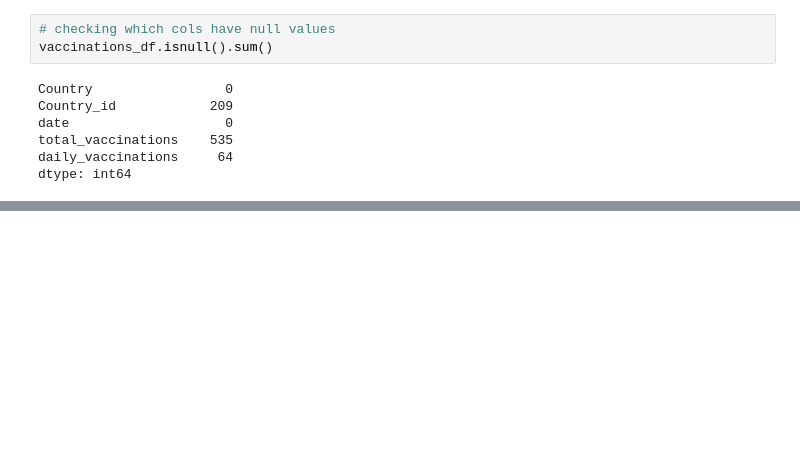
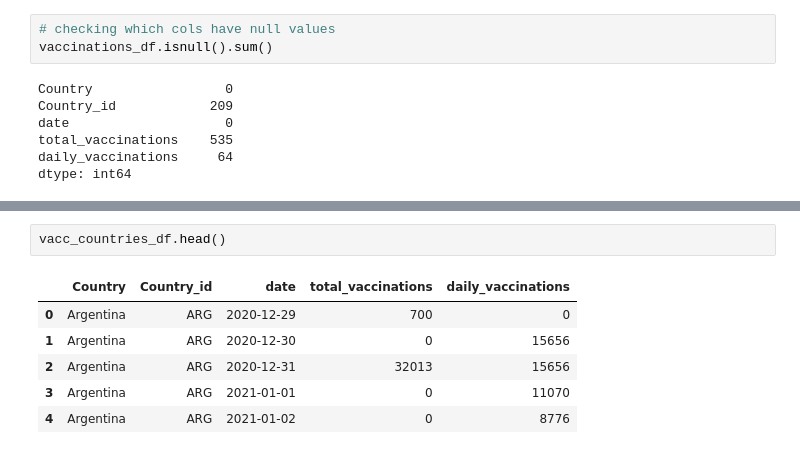
Before and after one commit to sarahDH615/ETL-project, a Jupyter notebook: data/vaccinations_clean.ipynb, the cells around one changed output, grey strips where cells are left out. Drawn from its saved outputs; the diff is of its cells as text; blank space fills up the shorter version.

```diff
--- a/data/vaccinations_clean.ipynb
+++ b/data/vaccinations_clean.ipynb
@@ -87,0 +212,9 @@ vaccinations_df.head()
+# %%
+vacc_countries_df.head()
+# %% [output]
+|  | Country | Country_id | date | total_vaccinations | daily_vaccinations |
+| 0 | Argentina | ARG | 2020-12-29 | 700 | 0 |
+| 1 | Argentina | ARG | 2020-12-30 | 0 | 15656 |
+| 2 | Argentina | ARG | 2020-12-31 | 32013 | 15656 |
+| 3 | Argentina | ARG | 2021-01-01 | 0 | 11070 |
+| 4 | Argentina | ARG | 2021-01-02 | 0 | 8776 |
```
Also changed, not shown: parts of 25 cells of this notebook, 2 other files.
